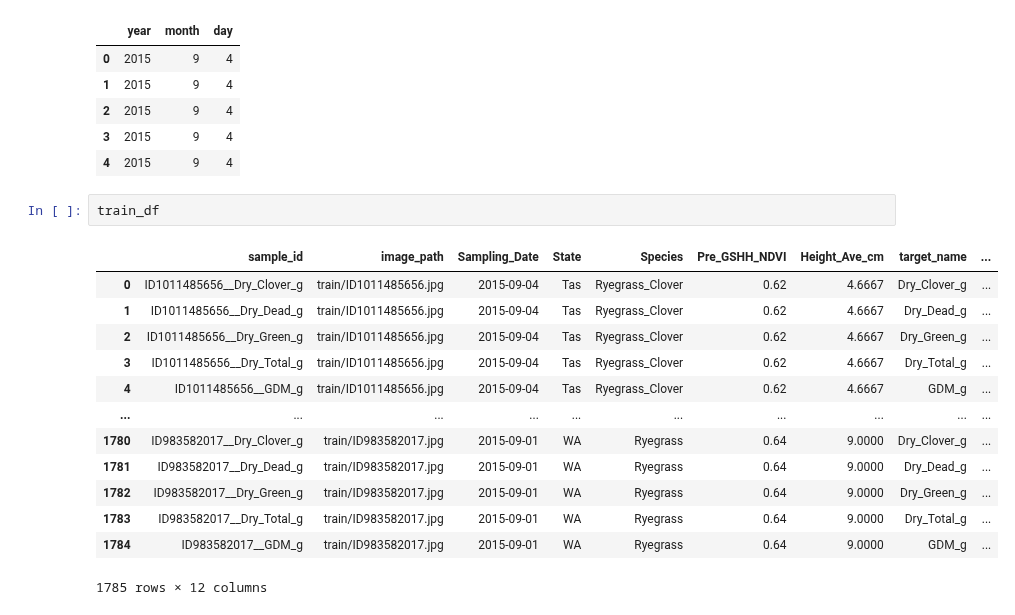
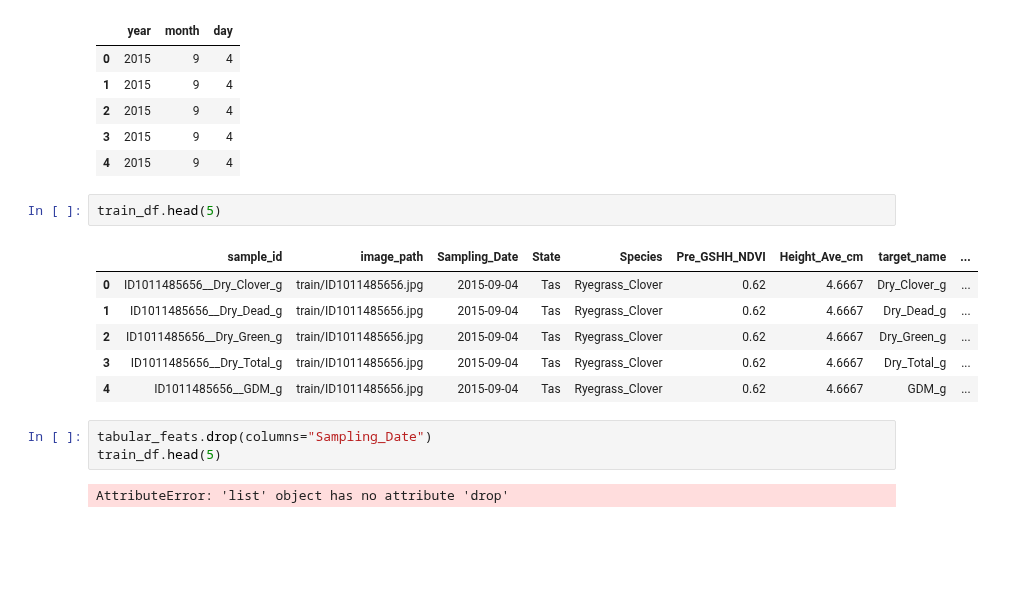
Before and after one commit to LoNebula/Kaggle, a Jupyter notebook: src/CSIRO_Image2Biomass_Prediction/1_CSIRO_Image2Biomass_Prediction.ipynb, the cells around one changed output. Drawn from its saved outputs; the diff is of its cells as text; blank space fills up the shorter version.

```diff
--- a/src/CSIRO_Image2Biomass_Prediction/1_CSIRO_Image2Biomass_Prediction.ipynb
+++ b/src/CSIRO_Image2Biomass_Prediction/1_CSIRO_Image2Biomass_Prediction.ipynb
@@ -115,18 +115,16 @@ train_df[["year", "month", "day"]].head()
 | 3 | 2015 | 9 | 4 |
 | 4 | 2015 | 9 | 4 |
 # %%
-train_df
+train_df.head(5)
 # %% [output]
 |  | sample_id | image_path | Sampling_Date | State | Species | Pre_GSHH_NDVI | Height_Ave_cm | target_name | ... |
 | 0 | ID1011485656__Dry_Clover_g | train/ID1011485656.jpg | 2015-09-04 | Tas | Ryegrass_Clover | 0.62 | 4.6667 | Dry_Clover_g | ... |
 | 1 | ID1011485656__Dry_Dead_g | train/ID1011485656.jpg | 2015-09-04 | Tas | Ryegrass_Clover | 0.62 | 4.6667 | Dry_Dead_g | ... |
 | 2 | ID1011485656__Dry_Green_g | train/ID1011485656.jpg | 2015-09-04 | Tas | Ryegrass_Clover | 0.62 | 4.6667 | Dry_Green_g | ... |
 | 3 | ID1011485656__Dry_Total_g | train/ID1011485656.jpg | 2015-09-04 | Tas | Ryegrass_Clover | 0.62 | 4.6667 | Dry_Total_g | ... |
 | 4 | ID1011485656__GDM_g | train/ID1011485656.jpg | 2015-09-04 | Tas | Ryegrass_Clover | 0.62 | 4.6667 | GDM_g | ... |
-| ... | ... | ... | ... | ... | ... | ... | ... | ... | ... |
-| 1780 | ID983582017__Dry_Clover_g | train/ID983582017.jpg | 2015-09-01 | WA | Ryegrass | 0.64 | 9.0000 | Dry_Clover_g | ... |
-| 1781 | ID983582017__Dry_Dead_g | train/ID983582017.jpg | 2015-09-01 | WA | Ryegrass | 0.64 | 9.0000 | Dry_Dead_g | ... |
-| 1782 | ID983582017__Dry_Green_g | train/ID983582017.jpg | 2015-09-01 | WA | Ryegrass | 0.64 | 9.0000 | Dry_Green_g | ... |
-| 1783 | ID983582017__Dry_Total_g | train/ID983582017.jpg | 2015-09-01 | WA | Ryegrass | 0.64 | 9.0000 | Dry_Total_g | ... |
-| 1784 | ID983582017__GDM_g | train/ID983582017.jpg | 2015-09-01 | WA | Ryegrass | 0.64 | 9.0000 | GDM_g | ... |
-1785 rows × 12 columns
+# %%
+tabular_feats.drop(columns="Sampling_Date")
+train_df.head(5)
+# %% [output]
+AttributeError: 'list' object has no attribute 'drop'
```
